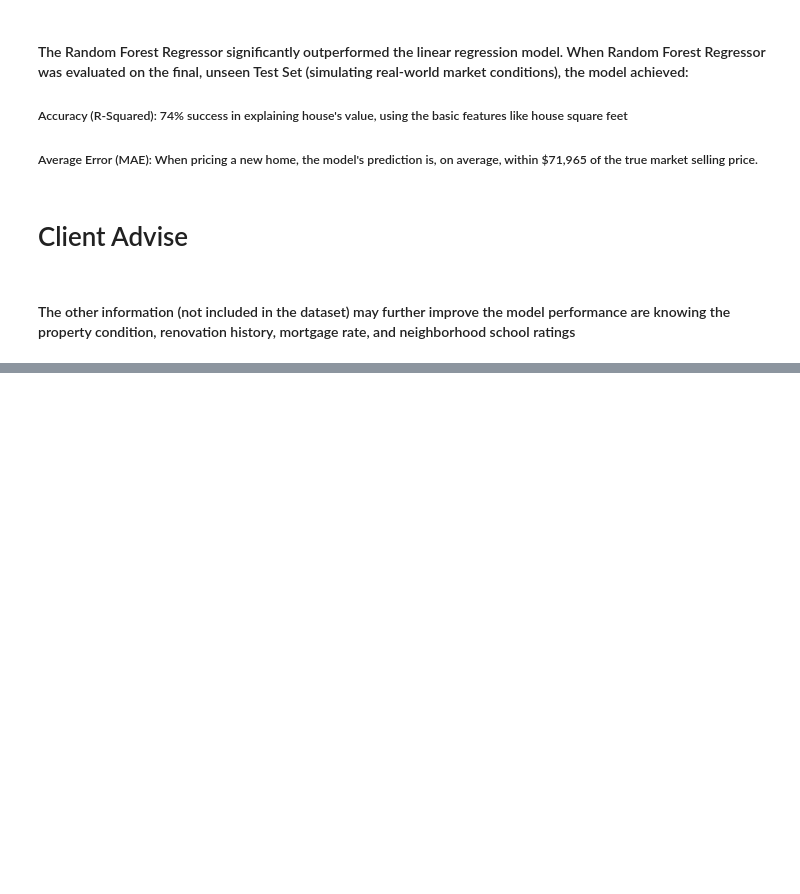
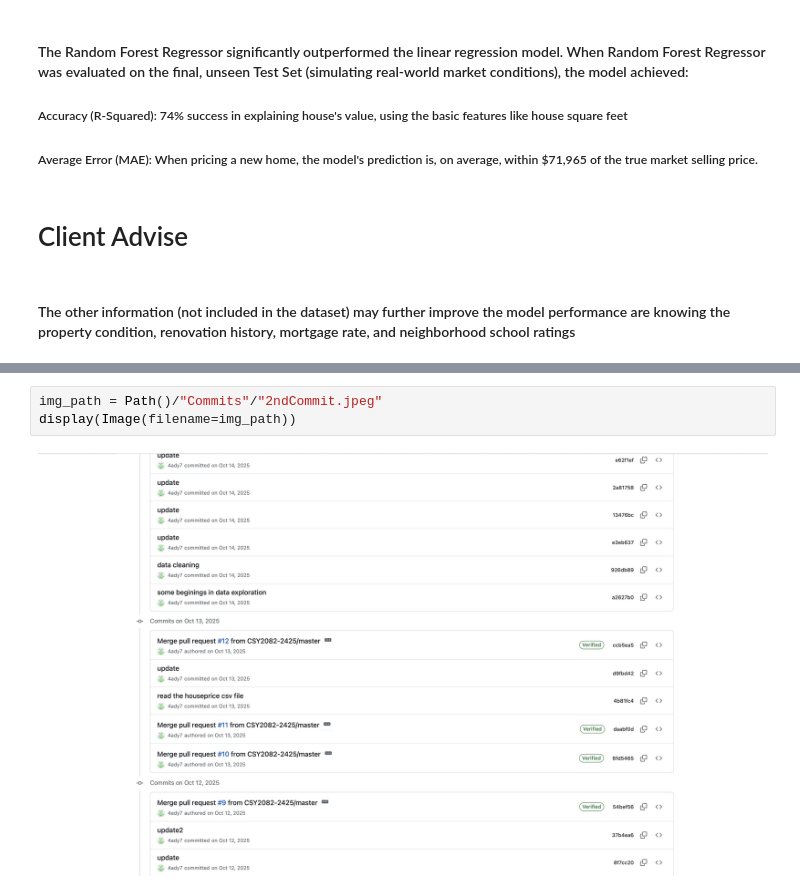
Before and after one commit to CSY2082-2425/House-Price-Prediction-Market-Segmentation, a Jupyter notebook: As1mainAssignment.ipynb, the cells around one changed output, grey strips where cells are left out. Saved outputs shown, nothing was run; the diff lists cells and outputs as text; blank space fills up the shorter version.

```diff
--- a/As1mainAssignment.ipynb
+++ b/As1mainAssignment.ipynb
@@ -808,0 +817,5 @@ Now I have evaluated the best number of teams through two methods, the elbow met
+# %%
+img_path = Path()/"Commits"/"2ndCommit.jpeg"
+display(Image(filename=img_path))
+# %% [output]
+[figure, added]
```
Also changed, not shown: parts of 2 cells of this notebook, 2 other files.
